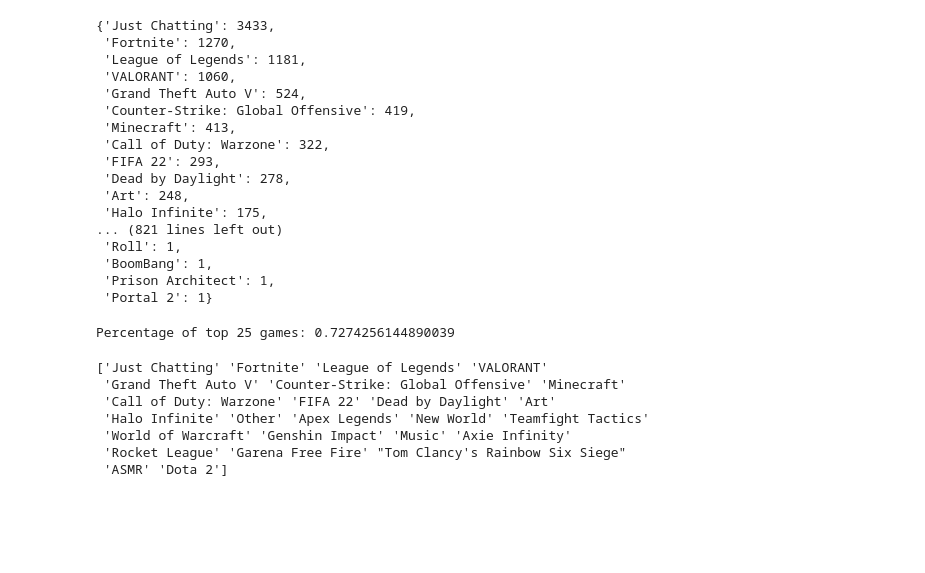
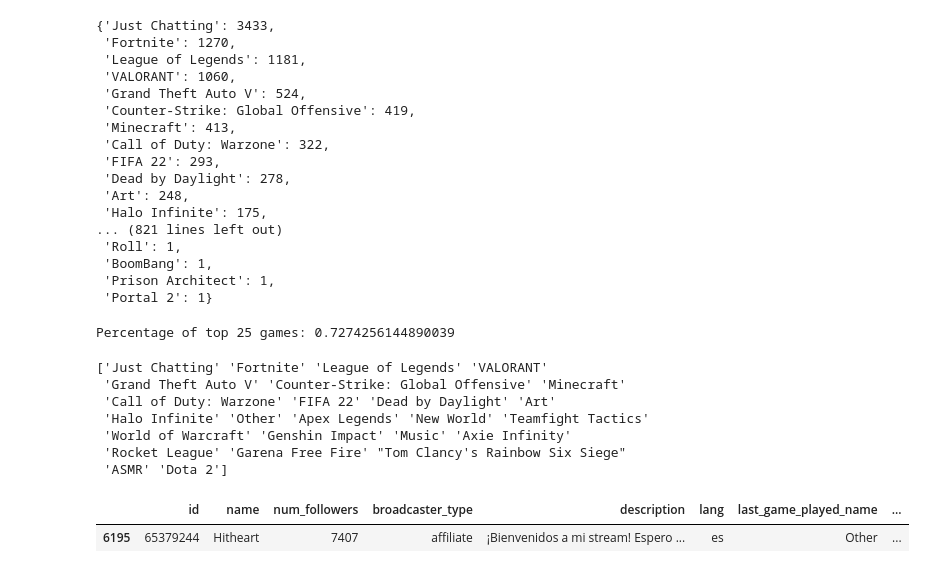
Before and after one commit to Enver-group/twitch-web-analytics, a Jupyter notebook: notebooks/davimen-twitch-api.ipynb, the cells around one changed output. Drawn from its saved outputs; the diff is of its cells as text; code cells hidden in the pictures; blank space fills up the shorter version.

```diff
--- a/notebooks/davimen-twitch-api.ipynb
+++ b/notebooks/davimen-twitch-api.ipynb
@@ -580,3 +580,8 @@ nodes_df.to_csv("data/nodes.csv",index=False)
 
 edges_df = small_df[["user_follows"]].explode("user_follows").reset_index().rename(columns={"user_follows":"target","id":"source"}).dropna()
 edges_df.to_csv("data/edges.csv",index=False)
+# %%
+df.loc[df["name"]=="Hitheart"]
+# %% [output]
+|  | id | name | num_followers | broadcaster_type | description | lang | last_game_played_name | ... |
+| 6195 | 65379244 | Hitheart | 7407 | affiliate | ¡Bienvenidos a mi stream! Espero ... | es | Other | ... |
```
Also changed, not shown: parts of 1 cell of this notebook, 1 other file.
